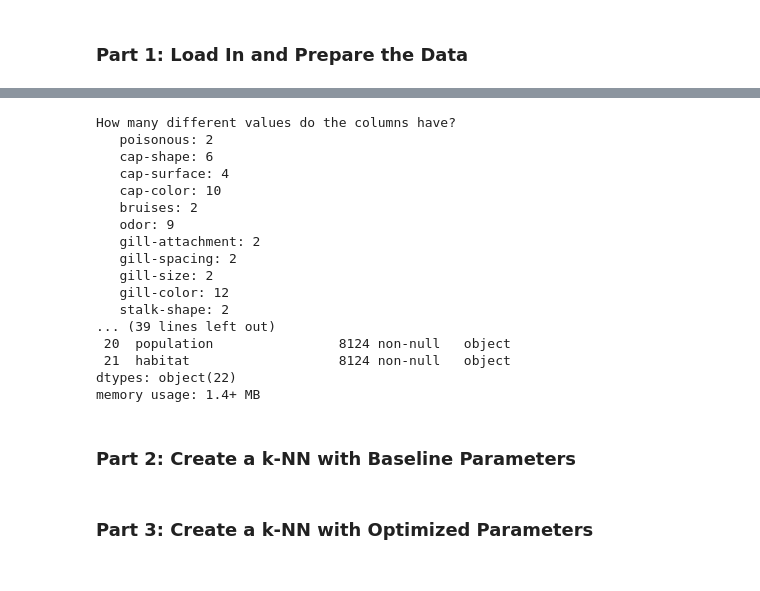
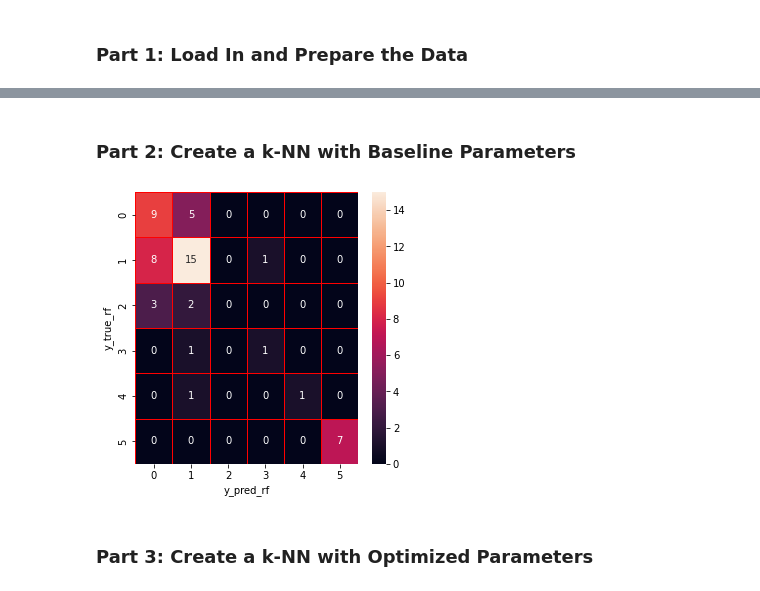
Before and after one commit to jackrlynn3/ml-random-forest, a Jupyter notebook: knn-comparison.ipynb, the cells around one changed output, grey strips where cells are left out. Cells and saved outputs as stored; diff of their text form; code cells hidden in the pictures.

```diff
--- a/knn-comparison.ipynb
+++ b/knn-comparison.ipynb
@@ -3,8 +3,6 @@
 # %% [markdown]
 ### **Part 1:** Load In and Prepare the Data
 # %%
-# Classification Examples
-
 # Ignore warnings
 def warn(*args, **kwargs):
     pass
@@ -13,13 +11,19 @@ warnings.warn = warn
 
 # Imports
 import pandas as pd
+import matplotlib.pyplot as plt
 from sklearn.neighbors import KNeighborsClassifier
+from sklearn.metrics import classification_report
 from sklearn.model_selection import train_test_split
+from sklearn.metrics import roc_auc_score
 from sklearn.model_selection import GridSearchCV
+from sklearn.metrics import confusion_matrix
+from sklearn.preprocessing import StandardScaler
+import seaborn as sns
 colors = ['#E69F00', '#56B4E9', '#009E73', '#0072B2', '#D55E00']
 
 # Load data
-data = pd.read_csv('data/mushrooms.csv')
+data = pd.read_csv('data/glass.csv')
 
 # Get data headers
 data.info()
@@ -44,35 +47,0 @@ memory usage: 1.4+ MB
-# %%
-clean_data = data.copy()
-
-# Rename the outcome column to poisonous and non-poisonous
-clean_data = clean_data.rename(columns={'class': 'poisonous'})
-clean_data['poisonous'] = clean_data['poisonous'].replace({'p': 'poisonous', 'e': 'non-poisonous'})
-
-# Remove any columns that have only one value type
-print('How many different values do the columns have?')
-for column in clean_data.columns:
-    print(f'   {column}: {len(clean_data[column].unique())}')
-clean_data = clean_data.drop(columns='veil-color')
-print()
-
-# Final input data
-print(f'The final categories are:')
-clean_data.info()
-# %% [output]
-How many different values do the columns have?
-   poisonous: 2
-   cap-shape: 6
-   cap-surface: 4
-   cap-color: 10
-   bruises: 2
-   odor: 9
-   gill-attachment: 2
-   gill-spacing: 2
-   gill-size: 2
-   gill-color: 12
-   stalk-shape: 2
-... (39 lines left out)
- 20  population                8124 non-null   object
- 21  habitat                   8124 non-null   object
-dtypes: object(22)
-memory usage: 1.4+ MB
@@ -79,13 +59,15 @@ memory usage: 1.4+ MB
 # %%
 # Separate out classfiers
-X = data.copy().drop(columns=['class'])
-y = data.copy()['class']
+X = data.copy().drop(columns=['Type'])
+y = data.copy()['Type']
 
-# Create dummy variables for all columns in X
-X = pd.get_dummies(X, drop_first=False)
+# Normalize data
+ss = StandardScaler()
+ss.fit(X)
+X[:] = ss.transform(X)
 
-# Generate training and testing set: 25%
-X_train, X_test, y_train, y_test = train_test_split(X, y, test_size=0.25, random_state=0)
+# Split data for train and test.
+X_train, X_test, y_train, y_test = train_test_split(X,y,test_size=0.25,random_state=0)
 # %% [markdown]
 ### **Part 2:** Create a k-NN with Baseline Parameters
 # %%
@@ -98,7 +80,16 @@ knn_base = KNeighborsClassifier()
 knn_base.fit(X_train, y_train)
 
 # Predict the values
-knn_base_pred = model.predict(X_test)
+knn_base_pred = knn_base.predict(X_test)
+# %%
+cm = confusion_matrix(y_test, knn_base_pred)
+f, ax = plt.subplots(figsize =(5,5))
+sns.heatmap(cm,annot = True,linewidths=0.5,linecolor="red",fmt = ".0f",ax=ax)
+plt.xlabel("y_pred_rf")
+plt.ylabel("y_true_rf")
+plt.show()
+# %% [output]
+[figure, added]
 # %% [markdown]
 ### **Part 3:** Create a k-NN with Optimized Parameters
 # %%
```
Also changed, not shown: parts of 4 cells of this notebook, 3 other files.
